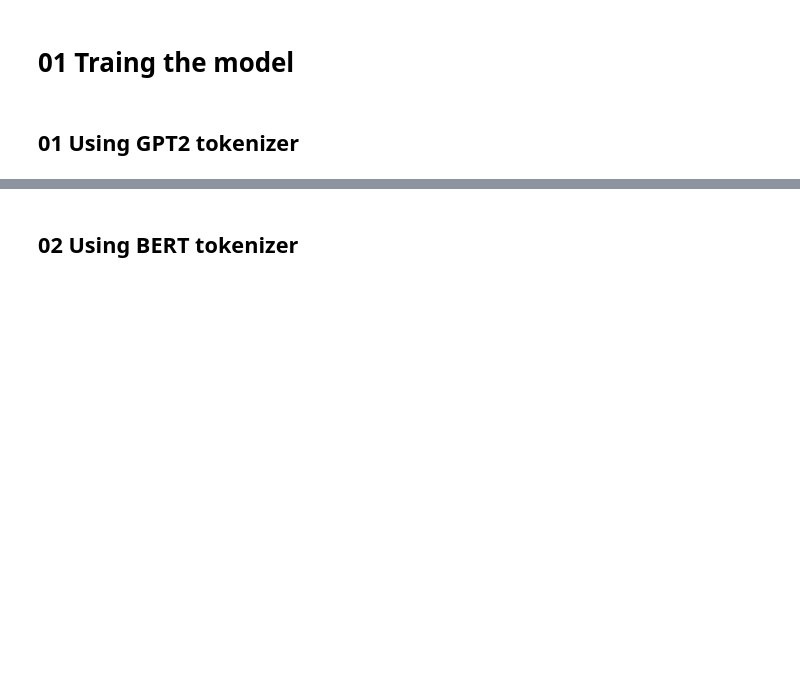
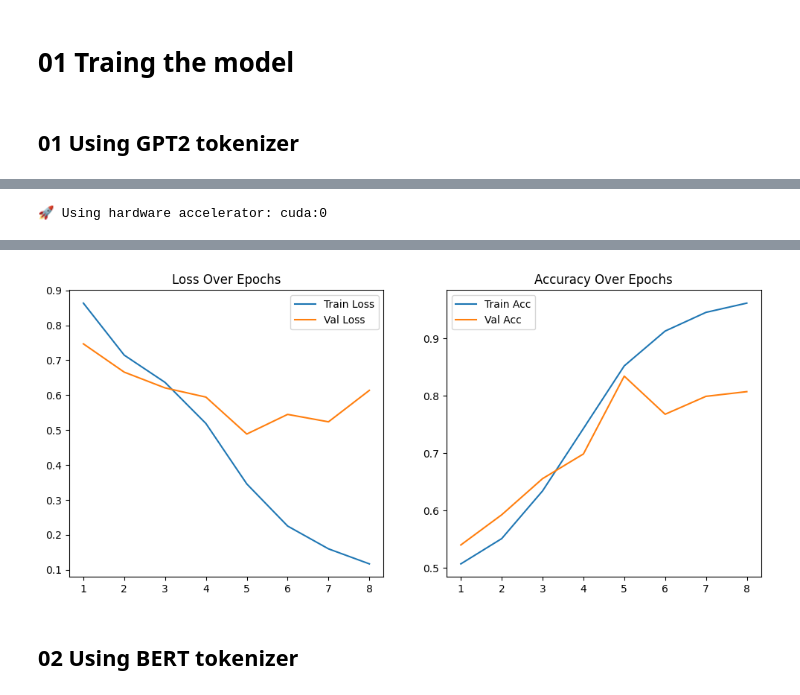
Before and after one commit to ilyarudyak/DL_projects_2026, a Jupyter notebook: 01-sentiment-analysis/sentiment_analysis_colab_v3.ipynb, the cells around one changed output, grey strips where cells are left out. Drawn from its saved outputs; the diff is of its cells as text; code cells hidden in the pictures; blank space fills up the shorter version.

Commit message:
Prepare training with different seeds

```diff
--- a/01-sentiment-analysis/sentiment_analysis_colab_v3.ipynb
+++ b/01-sentiment-analysis/sentiment_analysis_colab_v3.ipynb
@@ -193,0 +227,22 @@ trainer.plot_training_curves()
+# %%
+# Config file for the IMDB sentiment analysis project
+config_file = "configs/config_gpt2.yaml"
+config = IMDBConfig.from_yaml(config_file)
+
+# Create an instance of a TrainerHighLevel with a toy dataset
+trainer = TrainerHighLevel(
+                           config=config,
+                           run_name="config_gpt2",
+                           config_file=None,
+                           data_limit=None, # Set to None for full dataset
+                           model_class=IMDBModelLPPackedSeq,
+                           device='auto'
+                           )
+
+# Fit the model using the trainer
+trainer.fit()
+
+# Plot the training and validation loss curves
+trainer.plot_training_curves()
+# %% [output]
+🚀 Using hardware accelerator: cuda:0
@@ -194,3 +268,4 @@ trainer.plot_training_curves()
+[figure, added]
 # %% [markdown]
 ## 02 Using BERT tokenizer
 # %%
```
Also changed, not shown: parts of 17 cells of this notebook, 3 other files.
